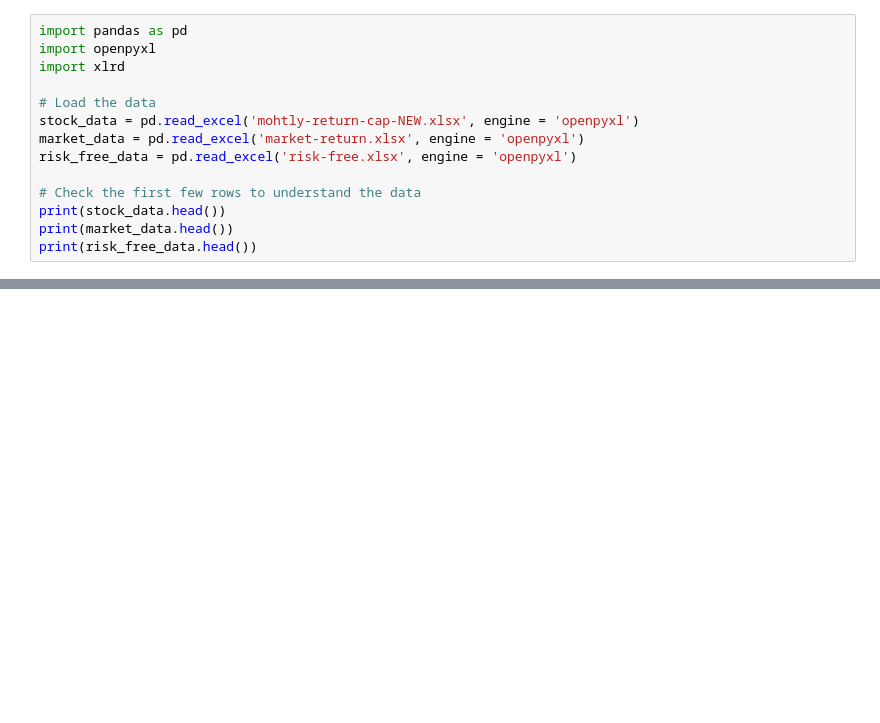
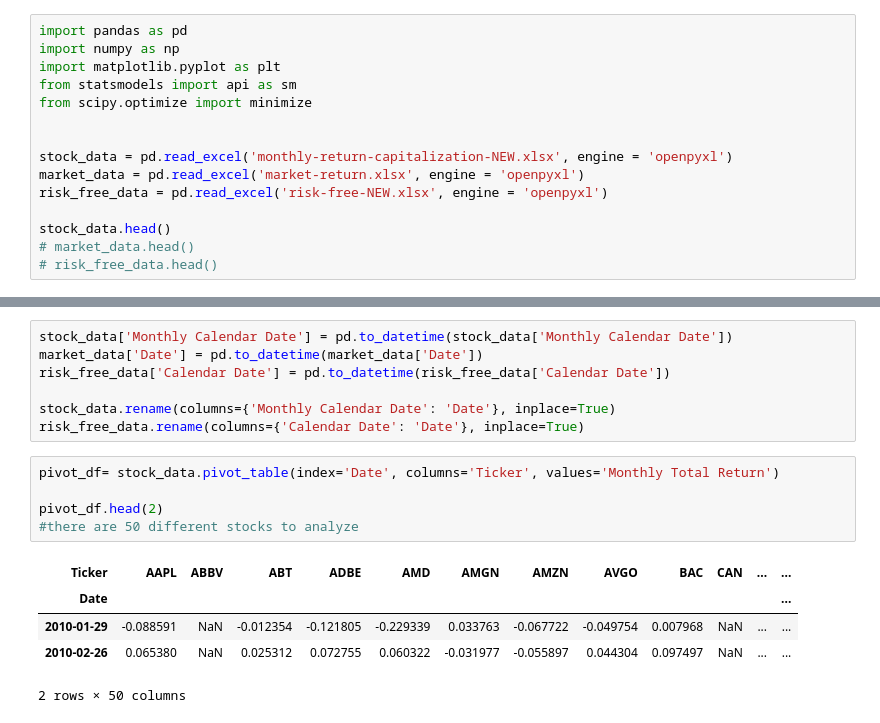
Before and after one commit to RiceComp215-Fall24/cmor462-project2, a Jupyter notebook: data.ipynb, the cells around one changed output, grey strips where cells are left out. Cells and saved outputs as stored; diff of their text form; blank space fills up the shorter version.

```diff
--- a/data.ipynb
+++ b/data.ipynb
@@ -1,15 +3,16 @@
 # %%
 import pandas as pd
-import openpyxl
-import xlrd
+import numpy as np
+import matplotlib.pyplot as plt
+from statsmodels import api as sm
+from scipy.optimize import minimize
 
-# Load the data
-stock_data = pd.read_excel('mohtly-return-cap-NEW.xlsx', engine = 'openpyxl')
+
+stock_data = pd.read_excel('monthly-return-capitalization-NEW.xlsx', engine = 'openpyxl')
 market_data = pd.read_excel('market-return.xlsx', engine = 'openpyxl')
-risk_free_data = pd.read_excel('risk-free.xlsx', engine = 'openpyxl')
+risk_free_data = pd.read_excel('risk-free-NEW.xlsx', engine = 'openpyxl')
 
-# Check the first few rows to understand the data
-print(stock_data.head())
-print(market_data.head())
-print(risk_free_data.head())
+stock_data.head()
+# market_data.head()
+# risk_free_data.head()
 # %% [output]
@@ -16,0 +25,18 @@ FileNotFoundError: [Errno 2] No such file or directory: 'mohtly-return-cap-NEW.x
+# %%
+stock_data['Monthly Calendar Date'] = pd.to_datetime(stock_data['Monthly Calendar Date'])
+market_data['Date'] = pd.to_datetime(market_data['Date'])
+risk_free_data['Calendar Date'] = pd.to_datetime(risk_free_data['Calendar Date'])
+
+stock_data.rename(columns={'Monthly Calendar Date': 'Date'}, inplace=True)
+risk_free_data.rename(columns={'Calendar Date': 'Date'}, inplace=True)
+# %%
+pivot_df= stock_data.pivot_table(index='Date', columns='Ticker', values='Monthly Total Return')
+
+pivot_df.head(2)
+#there are 50 different stocks to analyze
+# %% [output]
+| Ticker | AAPL | ABBV | ABT | ADBE | AMD | AMGN | AMZN | AVGO | BAC | CAN | ... | ... |
+| Date |  |  |  |  |  |  |  |  |  |  |  | ... |
+| 2010-01-29 | -0.088591 | NaN | -0.012354 | -0.121805 | -0.229339 | 0.033763 | -0.067722 | -0.049754 | 0.007968 | NaN | ... | ... |
+| 2010-02-26 | 0.065380 | NaN | 0.025312 | 0.072755 | 0.060322 | -0.031977 | -0.055897 | 0.044304 | 0.097497 | NaN | ... | ... |
+2 rows × 50 columns
```
Also changed, not shown: parts of 10 cells of this notebook.
